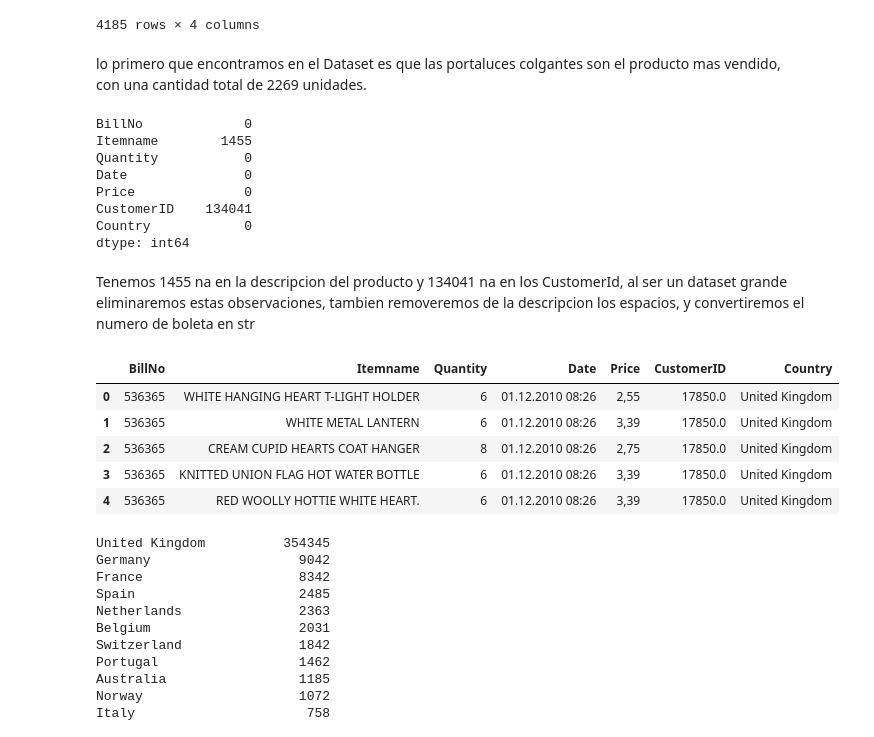
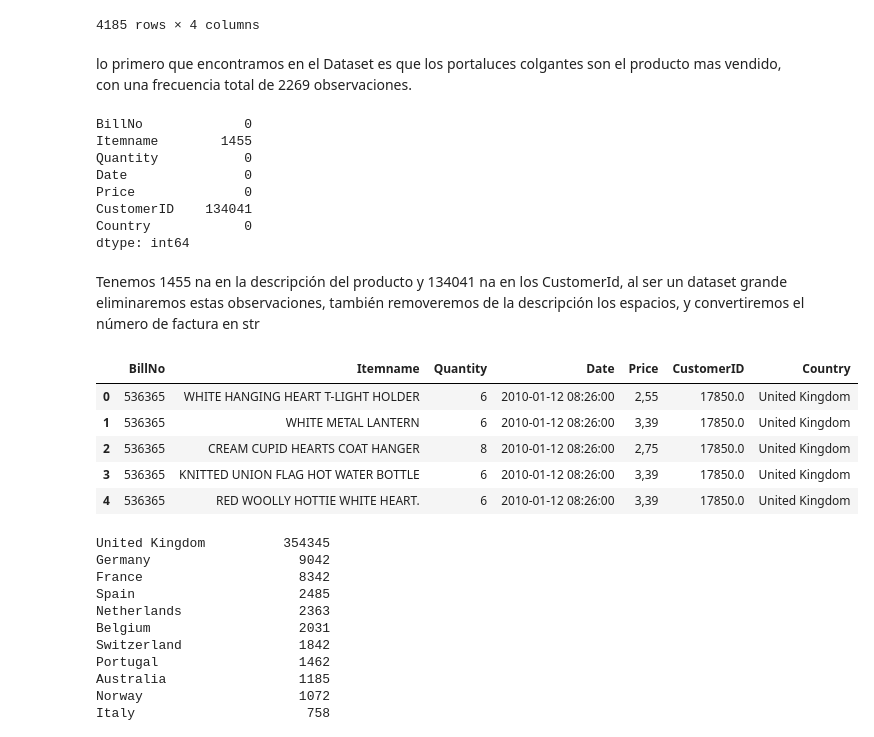
Before and after one commit to natia101/FINAL-PROJECT, a Jupyter notebook: src/explore_market-basket-analysis.ipynb, the cells around one changed output. Cells and saved outputs as stored; diff of their text form; code cells hidden in the pictures.

```diff
--- a/src/explore_market-basket-analysis.ipynb
+++ b/src/explore_market-basket-analysis.ipynb
@@ -163,7 +259,7 @@ freq_tbl(dataset['Itemname'])
 | 4184 | PAPER CRAFT , LITTLE BIRDIE | 1 | 0.000002 | 1.000000 |
 4185 rows × 4 columns
 # %% [markdown]
-lo primero que encontramos en el Dataset es que las portaluces colgantes son el producto mas vendido, con una cantidad total de 2269 unidades.
+lo primero que encontramos en el Dataset es que los portaluces colgantes son el producto mas vendido, con una frecuencia total de 2269 observaciones.
 # %%
 # buscamos la cantidad de na en el dataset
 dataset.isna().sum()
@@ -177,23 +273,25 @@ CustomerID    134041
 Country            0
 dtype: int64
 # %% [markdown]
-Tenemos 1455 na en la descripcion del producto y 134041 na en los CustomerId, al ser un dataset grande eliminaremos estas observaciones, tambien removeremos de la descripcion los espacios, y convertiremos el numero de boleta en str
+Tenemos 1455 na en la descripción del producto y 134041 na en los CustomerId, al ser un dataset grande eliminaremos estas observaciones, también removeremos de la descripción los espacios, y convertiremos el número de factura en str
 # %%
 # Limpiamos los datos
 
 dataset['Itemname'] = dataset['Itemname'].str.strip() # aca estamos removiendo los espacios
 dataset.dropna(axis=0, subset=['BillNo'], inplace=True) # elimino los na en las boletas
 dataset.dropna(axis=0, subset=['CustomerID'], inplace=True) # elimino los na en los id de los clientes
-dataset['BillNo'] = dataset['BillNo']. astype('str') # convertimos el numero de boleta en string
+dataset['BillNo'] = dataset['BillNo']. astype('str') # convertimos el numero de factura en string
 dataset = dataset[~dataset['BillNo'].str.contains('C')] # removemos las posibles transacciones realizadas a credito
+dataset['Date'] = dataset['Date'].astype('datetime64')
+
 dataset.head()
 # %% [output]
 |  | BillNo | Itemname | Quantity | Date | Price | CustomerID | Country |
-| 0 | 536365 | WHITE HANGING HEART T-LIGHT HOLDER | 6 | 01.12.2010 08:26 | 2,55 | 17850.0 | United Kingdom |
-| 1 | 536365 | WHITE METAL LANTERN | 6 | 01.12.2010 08:26 | 3,39 | 17850.0 | United Kingdom |
-| 2 | 536365 | CREAM CUPID HEARTS COAT HANGER | 8 | 01.12.2010 08:26 | 2,75 | 17850.0 | United Kingdom |
-| 3 | 536365 | KNITTED UNION FLAG HOT WATER BOTTLE | 6 | 01.12.2010 08:26 | 3,39 | 17850.0 | United Kingdom |
-| 4 | 536365 | RED WOOLLY HOTTIE WHITE HEART. | 6 | 01.12.2010 08:26 | 3,39 | 17850.0 | United Kingdom |
+| 0 | 536365 | WHITE HANGING HEART T-LIGHT HOLDER | 6 | 2010-01-12 08:26:00 | 2,55 | 17850.0 | United Kingdom |
+| 1 | 536365 | WHITE METAL LANTERN | 6 | 2010-01-12 08:26:00 | 3,39 | 17850.0 | United Kingdom |
+| 2 | 536365 | CREAM CUPID HEARTS COAT HANGER | 8 | 2010-01-12 08:26:00 | 2,75 | 17850.0 | United Kingdom |
+| 3 | 536365 | KNITTED UNION FLAG HOT WATER BOTTLE | 6 | 2010-01-12 08:26:00 | 3,39 | 17850.0 | United Kingdom |
+| 4 | 536365 | RED WOOLLY HOTTIE WHITE HEART. | 6 | 2010-01-12 08:26:00 | 3,39 | 17850.0 | United Kingdom |
 # %%
 dataset['Country'].value_counts()
 # %% [output]
```
Also changed, not shown: parts of 36 cells of this notebook.
